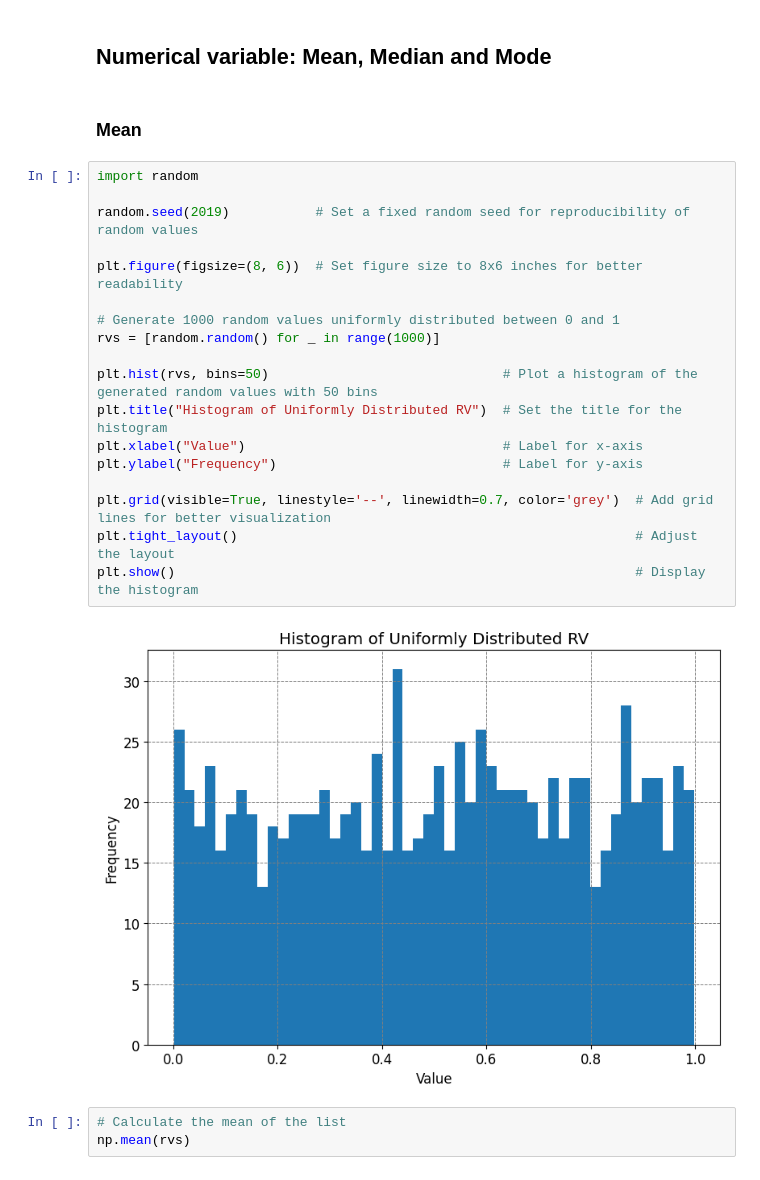
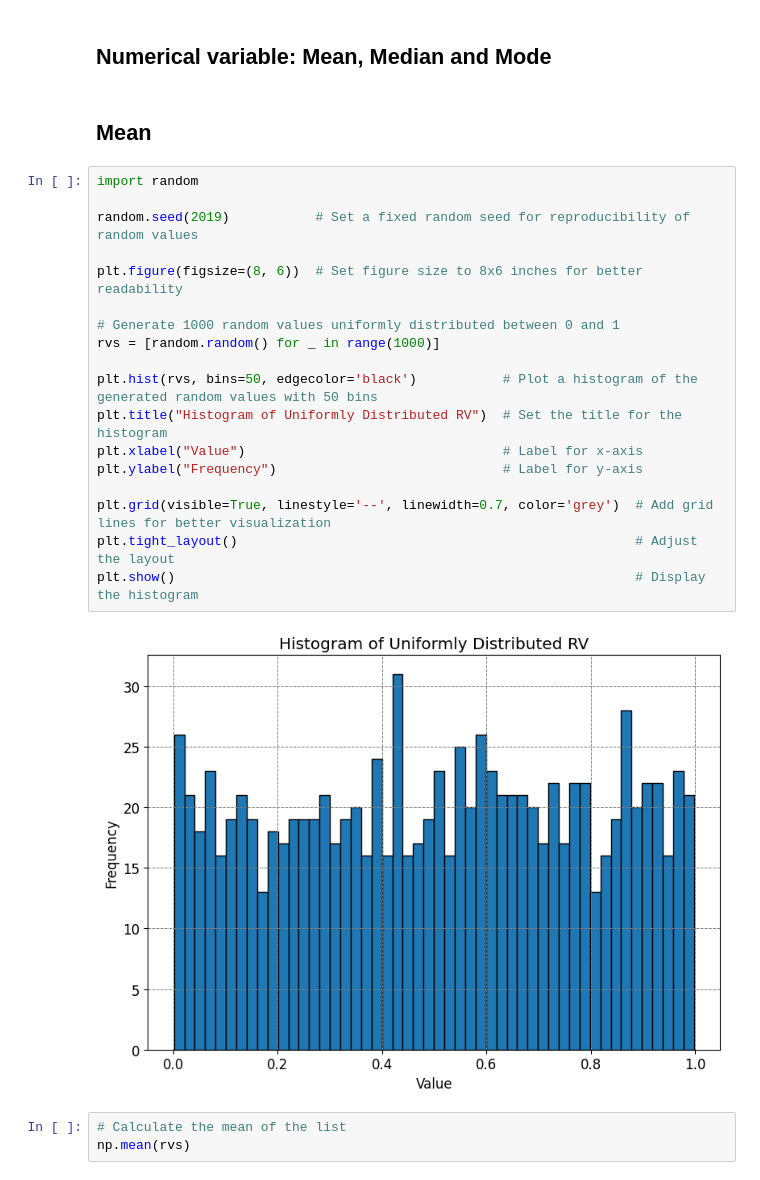
Before and after one commit to LeonardoSMSoares/Data-Analysis-Quick-Reference, a Jupyter notebook: Essential Statistics for Non-STEM Data Analysts/ESNS 02 - Essential Statistics.ipynb, the cells around one changed output. Cells and saved outputs as stored; diff of their text form.

```diff
--- a/Essential Statistics for Non-STEM Data Analysts/ESNS 02 - Essential Statistics.ipynb
+++ b/Essential Statistics for Non-STEM Data Analysts/ESNS 02 - Essential Statistics.ipynb
@@ -73,27 +74,27 @@ plt.show()                                                           # Display t
 # %% [markdown]
 ## Numerical variable: Mean, Median and Mode
 # %% [markdown]
-### Mean
+## Mean
 # %%
 import random
 
 random.seed(2019)           # Set a fixed random seed for reproducibility of random values
 
 plt.figure(figsize=(8, 6))  # Set figure size to 8x6 inches for better readability
 
 # Generate 1000 random values uniformly distributed between 0 and 1
 rvs = [random.random() for _ in range(1000)]
 
-plt.hist(rvs, bins=50)                              # Plot a histogram of the generated random values with 50 bins
+plt.hist(rvs, bins=50, edgecolor='black')           # Plot a histogram of the generated random values with 50 bins
 plt.title("Histogram of Uniformly Distributed RV")  # Set the title for the histogram
 plt.xlabel("Value")                                 # Label for x-axis
 plt.ylabel("Frequency")                             # Label for y-axis
 
 plt.grid(visible=True, linestyle='--', linewidth=0.7, color='grey')  # Add grid lines for better visualization
 plt.tight_layout()                                                   # Adjust the layout
 plt.show()                                                           # Display the histogram
 # %% [output]
-[figure, old version]
+[figure, new version]
 # %%
 # Calculate the mean of the list
 np.mean(rvs)
```
Also changed, not shown: parts of 31 cells of this notebook, 1 other file.
